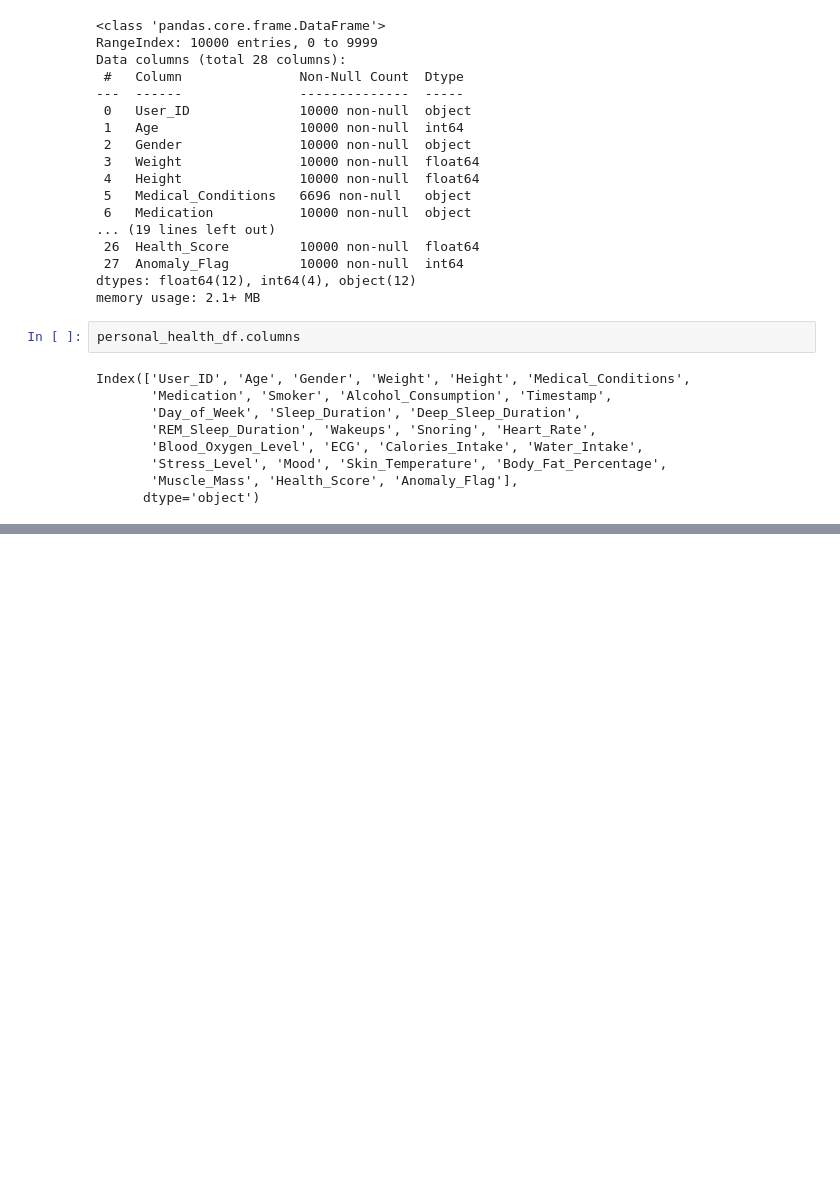
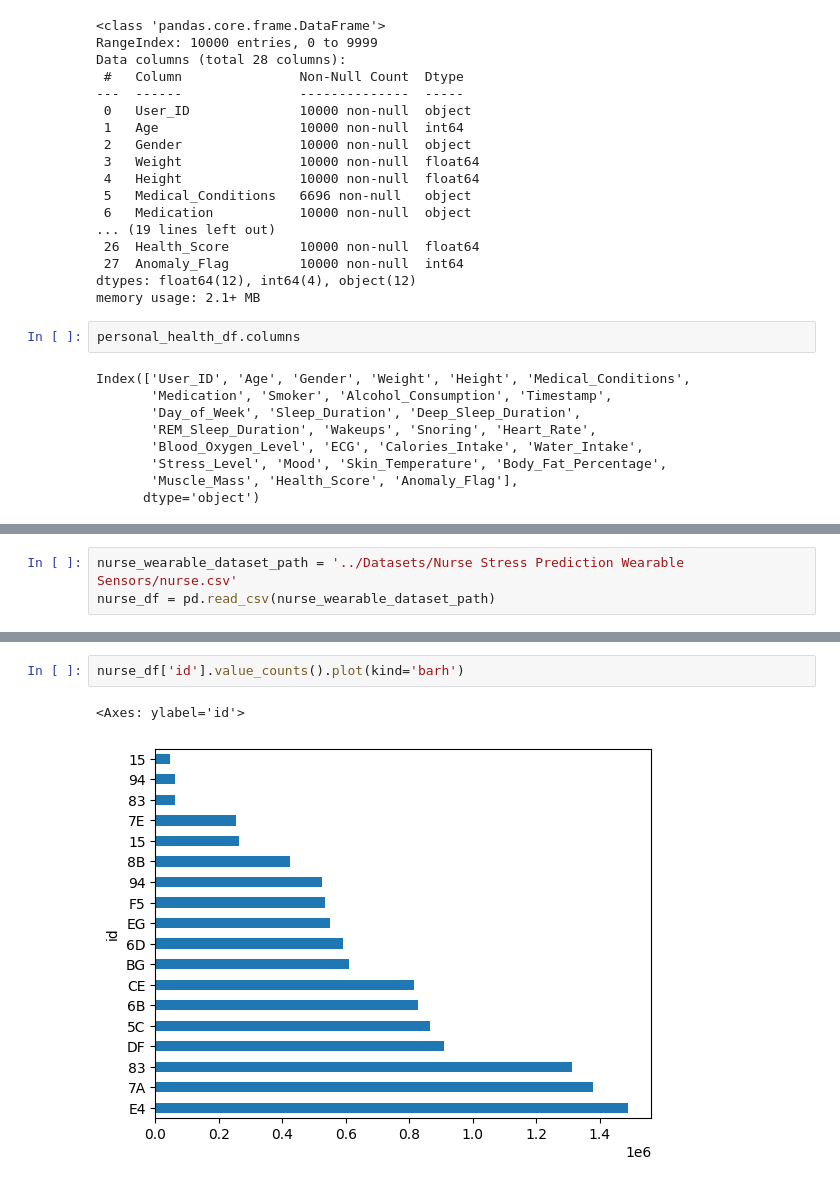
Before and after one commit to pxsa/Digital-Biomarkers, a Jupyter notebook: Codes/wearables_dataset_1.ipynb, the cells around one changed output, grey strips where cells are left out. Drawn from its saved outputs; the diff is of its cells as text; blank space fills up the shorter version.

Commit message:
nurse

```diff
--- a/Codes/wearables_dataset_1.ipynb
+++ b/Codes/wearables_dataset_1.ipynb
@@ -113,0 +133,3 @@ Index(['User_ID', 'Age', 'Gender', 'Weight', 'Height', 'Medical_Conditions',
+# %%
+nurse_wearable_dataset_path = '../Datasets/Nurse Stress Prediction Wearable Sensors/nurse.csv'
+nurse_df = pd.read_csv(nurse_wearable_dataset_path)
@@ -113,0 +164,5 @@ Index(['User_ID', 'Age', 'Gender', 'Weight', 'Height', 'Medical_Conditions',
+# %%
+nurse_df['id'].value_counts().plot(kind='barh')
+# %% [output]
+<Axes: ylabel='id'>
+[figure, added]
```
Also changed, not shown: parts of 7 cells of this notebook, 1 other file.
